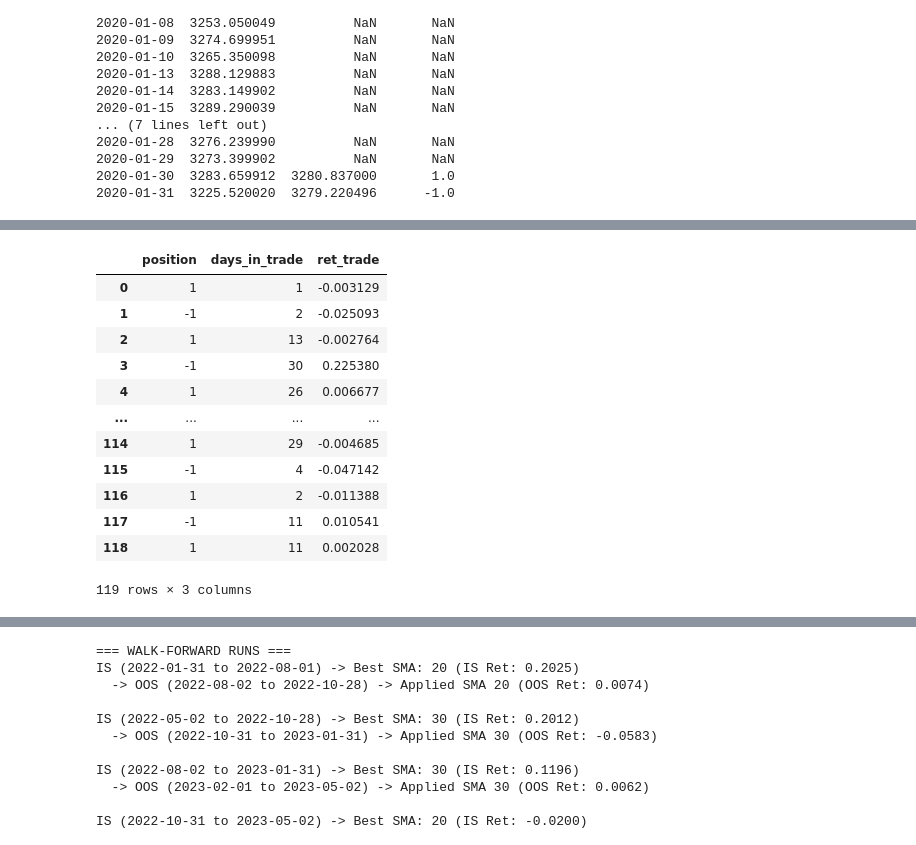
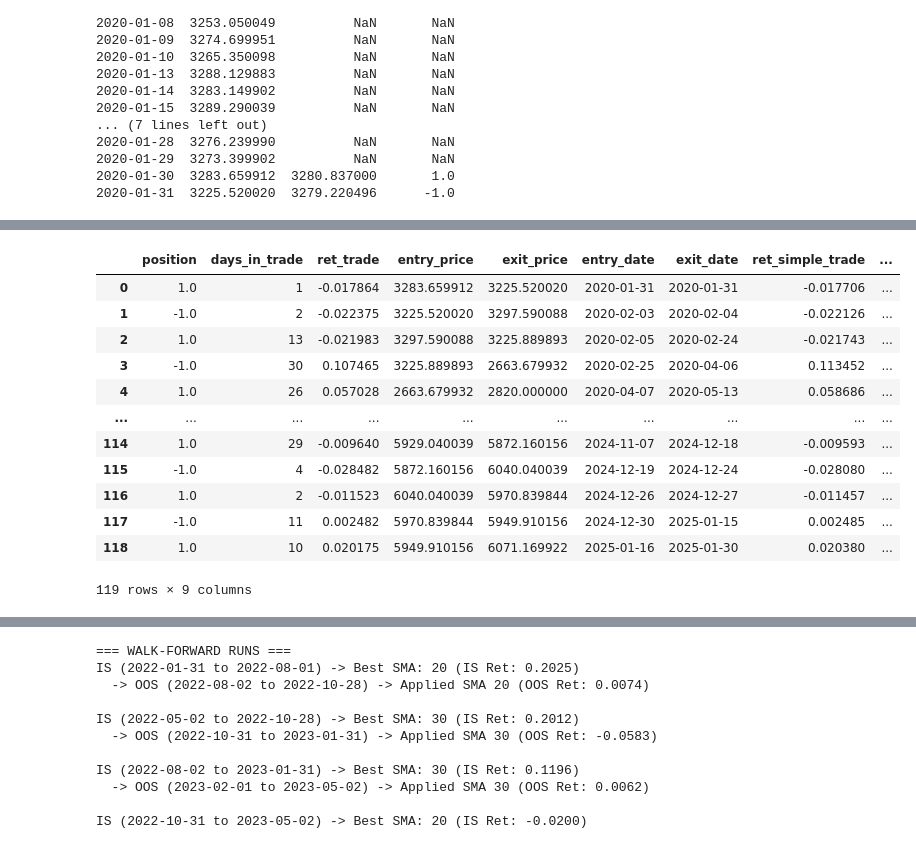
Before and after one commit to amanpoonia/SBeta_preparation, a Jupyter notebook: Backtesting/WF_fundamentals.ipynb, the cells around one changed output, grey strips where cells are left out. Cells and saved outputs as stored; diff of their text form; code cells hidden in the pictures.

```diff
--- a/Backtesting/WF_fundamentals.ipynb
+++ b/Backtesting/WF_fundamentals.ipynb
@@ -196,29 +127,34 @@ Ticker      cum_ret_strat
 # %%
-# Trade happens
+# metrics
 
-price['pos_change'] = price['buy/sell'] != price['buy/sell'].shift(1)
-#unique id to each trade
+price['pos_change'] = price['pos'] != price['pos'].shift(1)
 price['trade_no'] = price['pos_change'].cumsum()
+price['date'] = price.index
 
-#metrics
 metrics = price.groupby('trade_no').agg(
-    position = ('buy/sell', 'first'),
-    days_in_trade = ('buy/sell', 'count'),
-    ret_trade = ('ret_strat', 'sum')
+    position = ('pos', 'first'),
+    days_in_trade = ('trade_no', 'count'),
+    ret_trade = ('ret_strat', 'sum'),
+    entry_price = ('prev_close', 'first'),
+    exit_price = ('^GSPC', 'last'),
+    entry_date = ('date', 'first'),
+    exit_date = ('date', 'last')
 ).reset_index(drop=True)
 
+metrics['ret_simple_trade'] = np.expm1x(metrics['ret_trade'])
+metrics['fixed_ret'] = metrics['position'] * (metrics['exit_price'] / metrics['entry_price'] - 1)
 metrics
 # %% [output]
-|  | position | days_in_trade | ret_trade |
-| 0 | 1 | 1 | -0.003129 |
-| 1 | -1 | 2 | -0.025093 |
-| 2 | 1 | 13 | -0.002764 |
-| 3 | -1 | 30 | 0.225380 |
-| 4 | 1 | 26 | 0.006677 |
-| ... | ... | ... | ... |
-| 114 | 1 | 29 | -0.004685 |
-| 115 | -1 | 4 | -0.047142 |
-| 116 | 1 | 2 | -0.011388 |
-| 117 | -1 | 11 | 0.010541 |
-| 118 | 1 | 11 | 0.002028 |
+|  | position | days_in_trade | ret_trade | entry_price | exit_price | entry_date | exit_date | ret_simple_trade | ... |
+| 0 | 1.0 | 1 | -0.017864 | 3283.659912 | 3225.520020 | 2020-01-31 | 2020-01-31 | -0.017706 | ... |
+| 1 | -1.0 | 2 | -0.022375 | 3225.520020 | 3297.590088 | 2020-02-03 | 2020-02-04 | -0.022126 | ... |
+| 2 | 1.0 | 13 | -0.021983 | 3297.590088 | 3225.889893 | 2020-02-05 | 2020-02-24 | -0.021743 | ... |
+| 3 | -1.0 | 30 | 0.107465 | 3225.889893 | 2663.679932 | 2020-02-25 | 2020-04-06 | 0.113452 | ... |
+| 4 | 1.0 | 26 | 0.057028 | 2663.679932 | 2820.000000 | 2020-04-07 | 2020-05-13 | 0.058686 | ... |
+| ... | ... | ... | ... | ... | ... | ... | ... | ... | ... |
+| 114 | 1.0 | 29 | -0.009640 | 5929.040039 | 5872.160156 | 2024-11-07 | 2024-12-18 | -0.009593 | ... |
+| 115 | -1.0 | 4 | -0.028482 | 5872.160156 | 6040.040039 | 2024-12-19 | 2024-12-24 | -0.028080 | ... |
+| 116 | 1.0 | 2 | -0.011523 | 6040.040039 | 5970.839844 | 2024-12-26 | 2024-12-27 | -0.011457 | ... |
+| 117 | -1.0 | 11 | 0.002482 | 5970.839844 | 5949.910156 | 2024-12-30 | 2025-01-15 | 0.002485 | ... |
+| 118 | 1.0 | 10 | 0.020175 | 5949.910156 | 6071.169922 | 2025-01-16 | 2025-01-30 | 0.020380 | ... |
-119 rows × 3 columns
+119 rows × 9 columns
```
Also changed, not shown: parts of 8 cells of this notebook.
